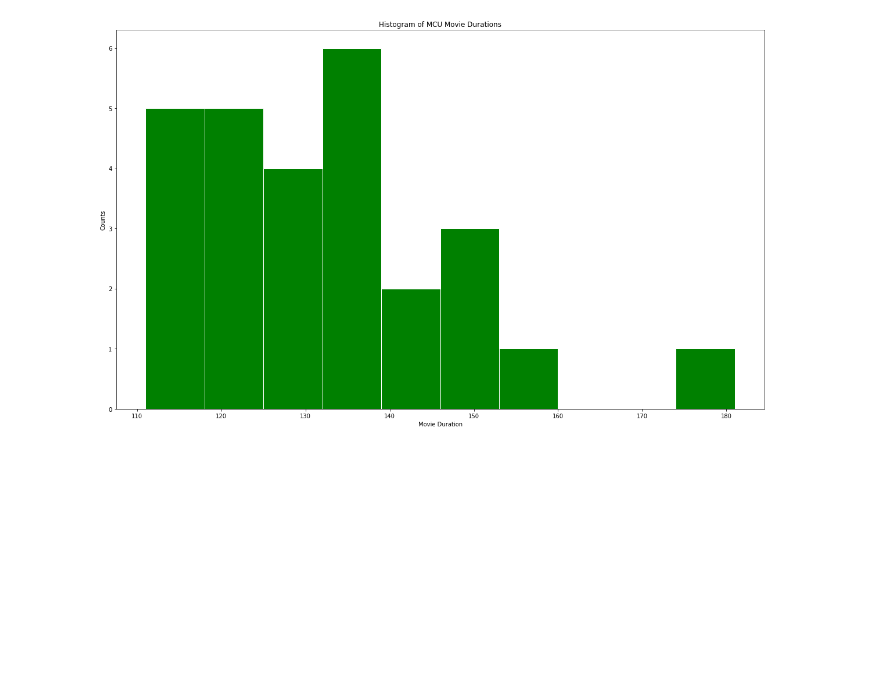
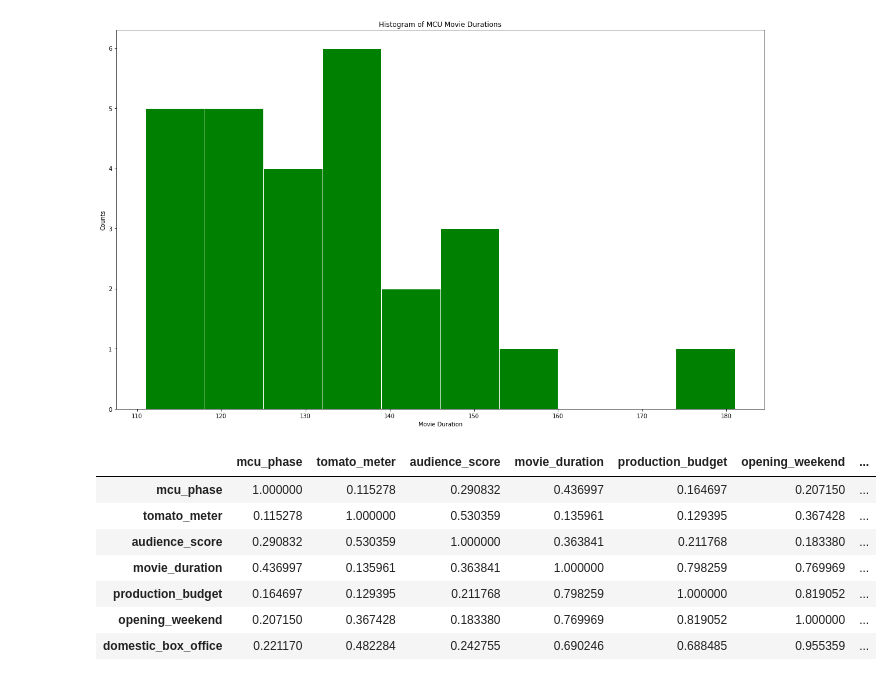
Before and after one commit to teeloren/mcu_data, a Jupyter notebook: mcu.ipynb, the cells around one changed output. Saved outputs shown, nothing was run; the diff lists cells and outputs as text; code cells hidden in the pictures; blank space fills up the shorter version.

```diff
--- a/mcu.ipynb
+++ b/mcu.ipynb
@@ -104,0 +117,11 @@ plt.show()
+# %%
+data.corr()
+# %% [output]
+|  | mcu_phase | tomato_meter | audience_score | movie_duration | production_budget | opening_weekend | ... |
+| mcu_phase | 1.000000 | 0.115278 | 0.290832 | 0.436997 | 0.164697 | 0.207150 | ... |
+| tomato_meter | 0.115278 | 1.000000 | 0.530359 | 0.135961 | 0.129395 | 0.367428 | ... |
+| audience_score | 0.290832 | 0.530359 | 1.000000 | 0.363841 | 0.211768 | 0.183380 | ... |
+| movie_duration | 0.436997 | 0.135961 | 0.363841 | 1.000000 | 0.798259 | 0.769969 | ... |
+| production_budget | 0.164697 | 0.129395 | 0.211768 | 0.798259 | 1.000000 | 0.819052 | ... |
+| opening_weekend | 0.207150 | 0.367428 | 0.183380 | 0.769969 | 0.819052 | 1.000000 | ... |
+| domestic_box_office | 0.221170 | 0.482284 | 0.242755 | 0.690246 | 0.688485 | 0.955359 | ... |
```
Also changed, not shown: parts of 5 cells of this notebook.
